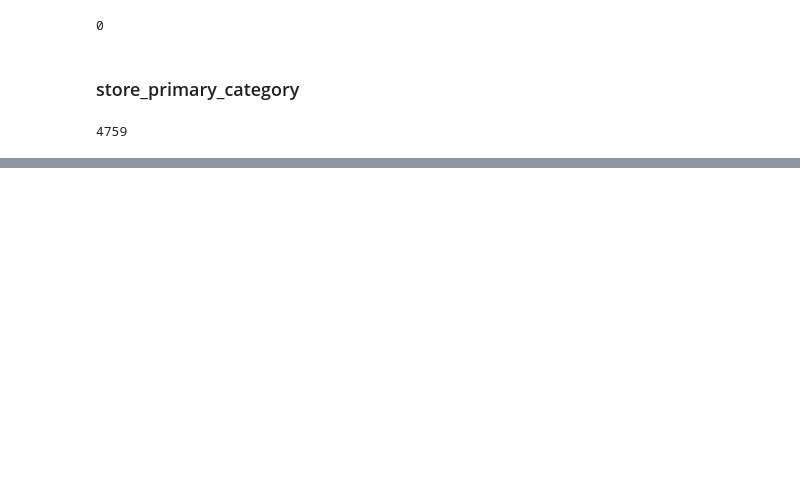
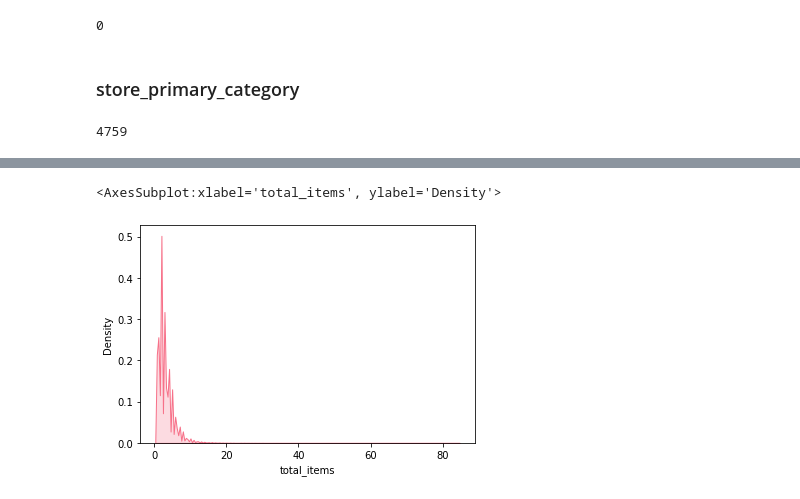
Before and after one commit to cyan9212/Kaggle, a Jupyter notebook: USA_delivery_time_prediction/delivery_time_prediction.ipynb, the cells around one changed output, grey strips where cells are left out. Cells and saved outputs as stored; diff of their text form; code cells hidden in the pictures; blank space fills up the shorter version.

```diff
--- a/USA_delivery_time_prediction/delivery_time_prediction.ipynb
+++ b/USA_delivery_time_prediction/delivery_time_prediction.ipynb
@@ -313,0 +369,9 @@ defaultdict(list,
+# %%
+outlier_idx = delivery_df[delivery_df['total_items'] == 411].index
+# %%
+delivery_df.drop(outlier_idx, axis=0, inplace=True)
+# %%
+sns.kdeplot(x='total_items', data=delivery_df, fill=True)
+# %% [output]
+<AxesSubplot:xlabel='total_items', ylabel='Density'>
+[figure, added]
```
Also changed, not shown: parts of 44 cells of this notebook.
